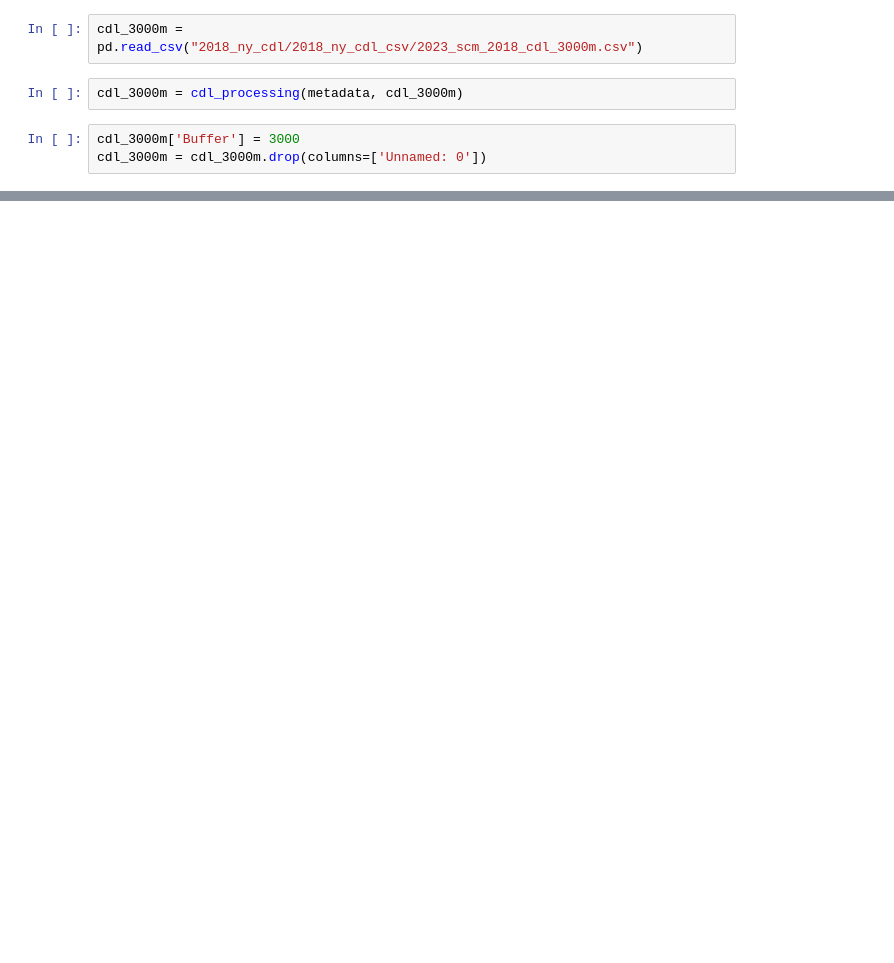
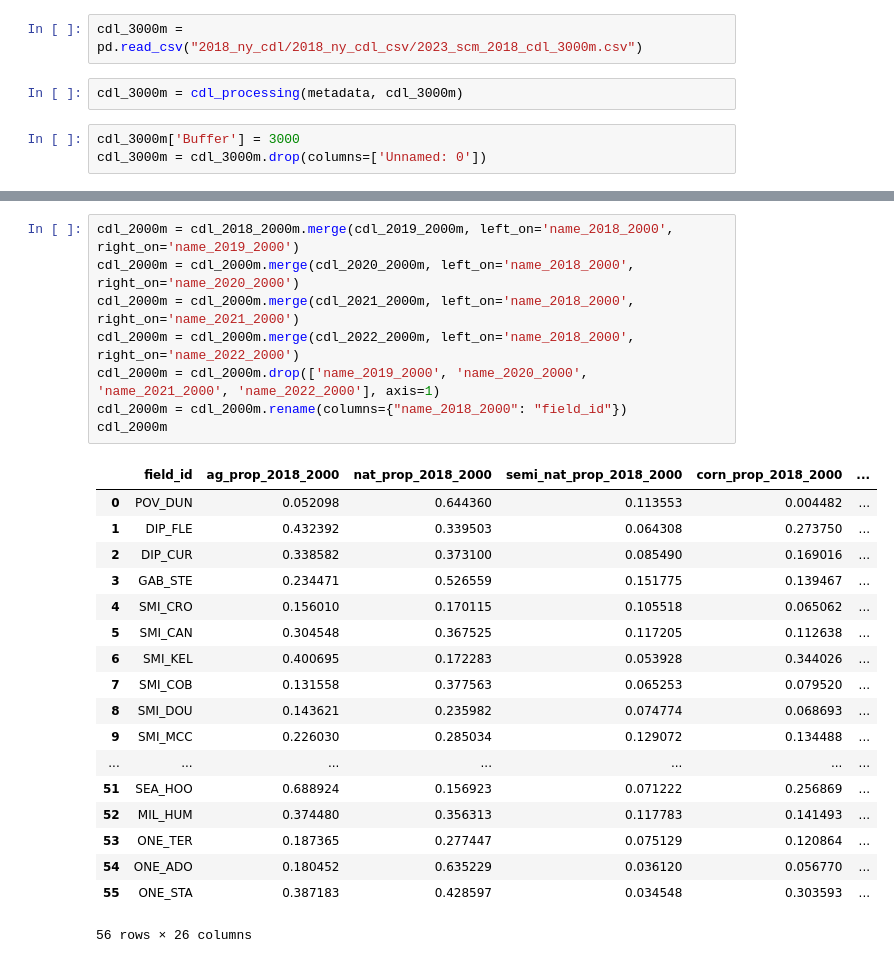
Before and after one commit to chloecho31/cornell, a Jupyter notebook: SCM/2023/Landscape/2023_scm_cdl_proccessing.ipynb, the cells around one changed output, grey strips where cells are left out. Saved outputs shown, nothing was run; the diff lists cells and outputs as text; blank space fills up the shorter version.

```diff
--- a/SCM/2023/Landscape/2023_scm_cdl_proccessing.ipynb
+++ b/SCM/2023/Landscape/2023_scm_cdl_proccessing.ipynb
@@ -203,0 +355,27 @@ cdl_3000m.to_csv('cdl_five_year_history/2018/2023_scm_2018_cdl_3000m.csv')
+# %%
+cdl_2000m = cdl_2018_2000m.merge(cdl_2019_2000m, left_on='name_2018_2000', right_on='name_2019_2000')
+cdl_2000m = cdl_2000m.merge(cdl_2020_2000m, left_on='name_2018_2000', right_on='name_2020_2000')
+cdl_2000m = cdl_2000m.merge(cdl_2021_2000m, left_on='name_2018_2000', right_on='name_2021_2000')
+cdl_2000m = cdl_2000m.merge(cdl_2022_2000m, left_on='name_2018_2000', right_on='name_2022_2000')
+cdl_2000m = cdl_2000m.drop(['name_2019_2000', 'name_2020_2000', 'name_2021_2000', 'name_2022_2000'], axis=1)
+cdl_2000m = cdl_2000m.rename(columns={"name_2018_2000": "field_id"})
+cdl_2000m
+# %% [output]
+|  | field_id | ag_prop_2018_2000 | nat_prop_2018_2000 | semi_nat_prop_2018_2000 | corn_prop_2018_2000 | ... |
+| 0 | POV_DUN | 0.052098 | 0.644360 | 0.113553 | 0.004482 | ... |
+| 1 | DIP_FLE | 0.432392 | 0.339503 | 0.064308 | 0.273750 | ... |
+| 2 | DIP_CUR | 0.338582 | 0.373100 | 0.085490 | 0.169016 | ... |
+| 3 | GAB_STE | 0.234471 | 0.526559 | 0.151775 | 0.139467 | ... |
+| 4 | SMI_CRO | 0.156010 | 0.170115 | 0.105518 | 0.065062 | ... |
+| 5 | SMI_CAN | 0.304548 | 0.367525 | 0.117205 | 0.112638 | ... |
+| 6 | SMI_KEL | 0.400695 | 0.172283 | 0.053928 | 0.344026 | ... |
+| 7 | SMI_COB | 0.131558 | 0.377563 | 0.065253 | 0.079520 | ... |
+| 8 | SMI_DOU | 0.143621 | 0.235982 | 0.074774 | 0.068693 | ... |
+| 9 | SMI_MCC | 0.226030 | 0.285034 | 0.129072 | 0.134488 | ... |
+| ... | ... | ... | ... | ... | ... | ... |
+| 51 | SEA_HOO | 0.688924 | 0.156923 | 0.071222 | 0.256869 | ... |
+| 52 | MIL_HUM | 0.374480 | 0.356313 | 0.117783 | 0.141493 | ... |
+| 53 | ONE_TER | 0.187365 | 0.277447 | 0.075129 | 0.120864 | ... |
+| 54 | ONE_ADO | 0.180452 | 0.635229 | 0.036120 | 0.056770 | ... |
+| 55 | ONE_STA | 0.387183 | 0.428597 | 0.034548 | 0.303593 | ... |
+56 rows × 26 columns
```
Also changed, not shown: parts of 12 cells of this notebook, 22 other files.
